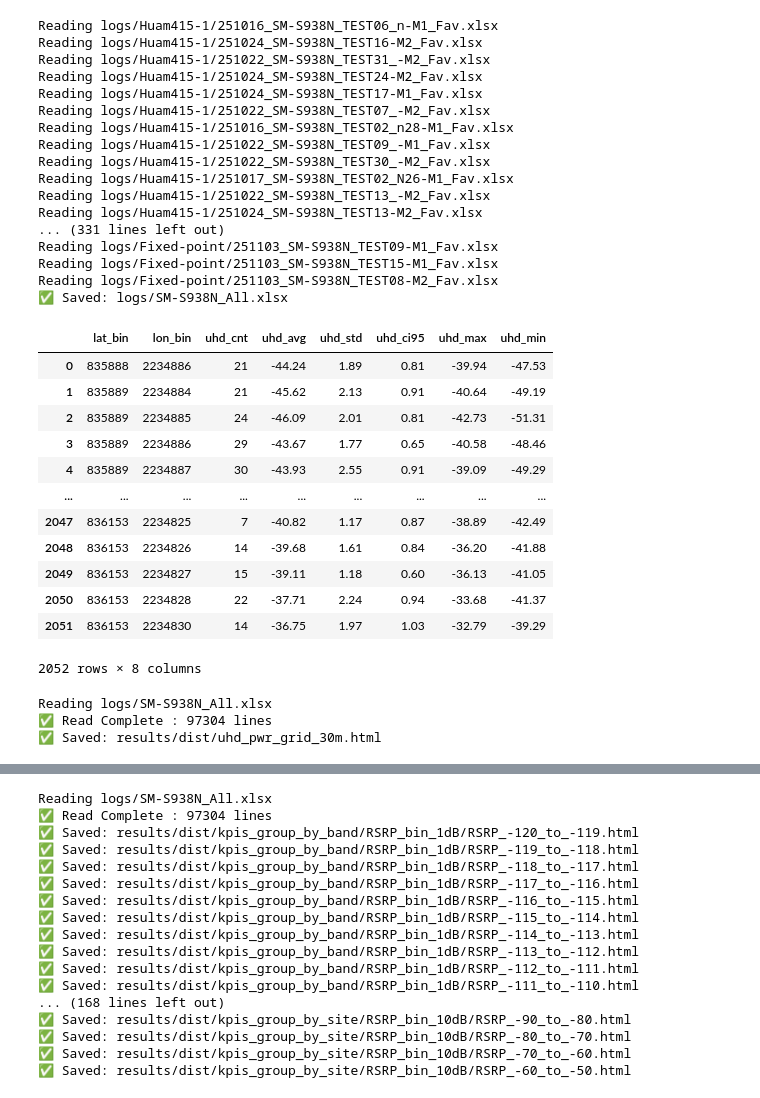
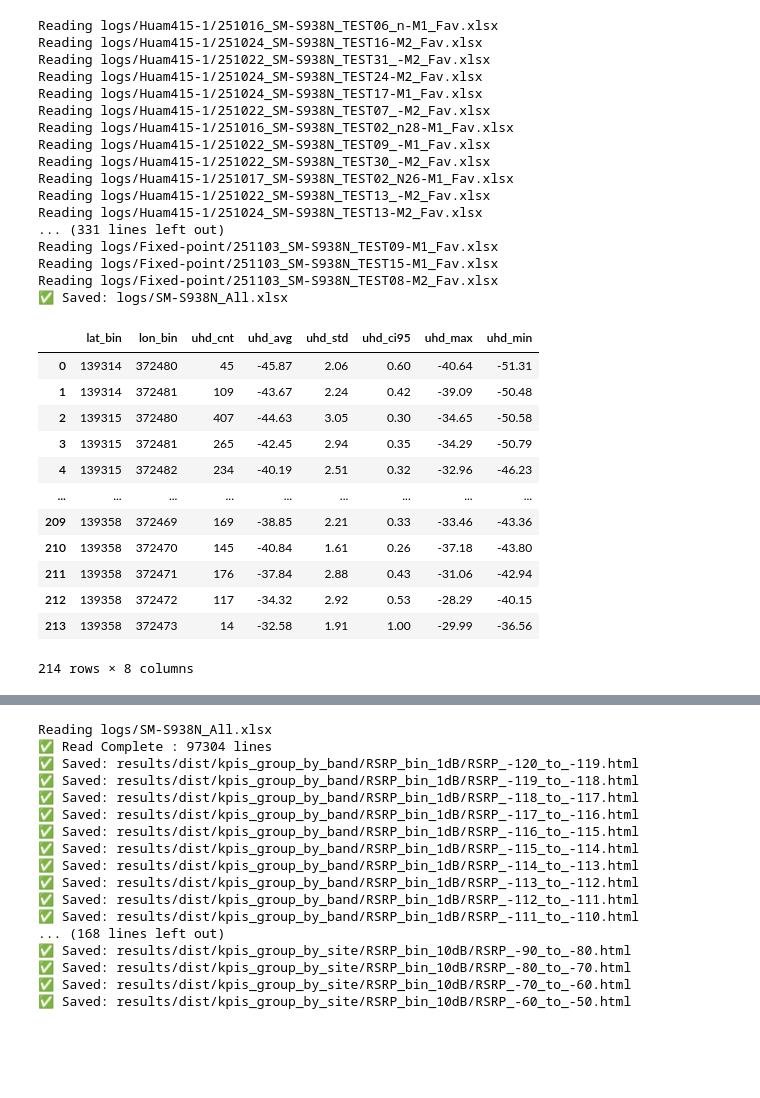
Before and after one commit to joostone-ahn/nr-field-analysis, a Jupyter notebook: field-analysis_251102.ipynb, the cells around one changed output, grey strips where cells are left out. Drawn from its saved outputs; the diff is of its cells as text; code cells hidden in the pictures; blank space fills up the shorter version.

```diff
--- a/field-analysis_251102.ipynb
+++ b/field-analysis_251102.ipynb
@@ -20,46 +20,22 @@ Reading logs/Fixed-point/251103_SM-S938N_TEST09-M1_Fav.xlsx
 Reading logs/Fixed-point/251103_SM-S938N_TEST15-M1_Fav.xlsx
 Reading logs/Fixed-point/251103_SM-S938N_TEST08-M2_Fav.xlsx
 ✅ Saved: logs/SM-S938N_All.xlsx
-# %%
-import _common
-df_uhd = _common.read_UHD_xlsx(uhd_dir = 'UHD_Power')
-df_uhd_grid = _common.grid_uhd(df_uhd, grid_size=5)
-display(df_uhd_grid)
-# %% [output]
-|  | lat_bin | lon_bin | uhd_cnt | uhd_avg | uhd_std | uhd_ci95 | uhd_max | uhd_min |
-| 0 | 835888 | 2234886 | 21 | -44.24 | 1.89 | 0.81 | -39.94 | -47.53 |
-| 1 | 835889 | 2234884 | 21 | -45.62 | 2.13 | 0.91 | -40.64 | -49.19 |
-| 2 | 835889 | 2234885 | 24 | -46.09 | 2.01 | 0.81 | -42.73 | -51.31 |
-| 3 | 835889 | 2234886 | 29 | -43.67 | 1.77 | 0.65 | -40.58 | -48.46 |
-| 4 | 835889 | 2234887 | 30 | -43.93 | 2.55 | 0.91 | -39.09 | -49.29 |
-| ... | ... | ... | ... | ... | ... | ... | ... | ... |
-| 2047 | 836153 | 2234825 | 7 | -40.82 | 1.17 | 0.87 | -38.89 | -42.49 |
-| 2048 | 836153 | 2234826 | 14 | -39.68 | 1.61 | 0.84 | -36.20 | -41.88 |
-| 2049 | 836153 | 2234827 | 15 | -39.11 | 1.18 | 0.60 | -36.13 | -41.05 |
-| 2050 | 836153 | 2234828 | 22 | -37.71 | 2.24 | 0.94 | -33.68 | -41.37 |
-| 2051 | 836153 | 2234830 | 14 | -36.75 | 1.97 | 1.03 | -32.79 | -39.29 |
-2052 rows × 8 columns
-# %%
-import os, _common, _map, _plot, _dist
-df = _common.analyze_kpi(
-    fname = os.path.join("logs",f"SM-S938N_All.xlsx"),
-    date_list = [
-        # "251016",
-        # "251017",
-        # "251020",
-        # "251021",
-        "251022", # pdcch dynamic 적용
-        "251023",
-        "251024",
-        "251027",
-        "251103",
-    ],
-)
-df_map = df[df["route"].isin(['Namsan','Huam415-1','Huam345-5'])].copy()
-
-out_dir = os.path.join("results", "dist")
-_dist.dist_uhd_pwr(df=df_map, out_dir=out_dir, grid_size=30, rb_min=0, sample_min=30)
-# %% [output]
-Reading logs/SM-S938N_All.xlsx
-✅ Read Complete : 97304 lines
-✅ Saved: results/dist/uhd_pwr_grid_30m.html
+# %%
+import _common
+df_uhd = _common.read_UHD_xlsx(uhd_dir = 'UHD_Power')
+df_uhd_grid = _common.grid_uhd(df_uhd, grid_size=30)
+display(df_uhd_grid)
+# %% [output]
+|  | lat_bin | lon_bin | uhd_cnt | uhd_avg | uhd_std | uhd_ci95 | uhd_max | uhd_min |
+| 0 | 139314 | 372480 | 45 | -45.87 | 2.06 | 0.60 | -40.64 | -51.31 |
+| 1 | 139314 | 372481 | 109 | -43.67 | 2.24 | 0.42 | -39.09 | -50.48 |
+| 2 | 139315 | 372480 | 407 | -44.63 | 3.05 | 0.30 | -34.65 | -50.58 |
+| 3 | 139315 | 372481 | 265 | -42.45 | 2.94 | 0.35 | -34.29 | -50.79 |
+| 4 | 139315 | 372482 | 234 | -40.19 | 2.51 | 0.32 | -32.96 | -46.23 |
+| ... | ... | ... | ... | ... | ... | ... | ... | ... |
+| 209 | 139358 | 372469 | 169 | -38.85 | 2.21 | 0.33 | -33.46 | -43.36 |
+| 210 | 139358 | 372470 | 145 | -40.84 | 1.61 | 0.26 | -37.18 | -43.80 |
+| 211 | 139358 | 372471 | 176 | -37.84 | 2.88 | 0.43 | -31.06 | -42.94 |
+| 212 | 139358 | 372472 | 117 | -34.32 | 2.92 | 0.53 | -28.29 | -40.15 |
+| 213 | 139358 | 372473 | 14 | -32.58 | 1.91 | 1.00 | -29.99 | -36.56 |
+214 rows × 8 columns
```
Also changed, not shown: parts of 4 cells of this notebook, 14 other files.
